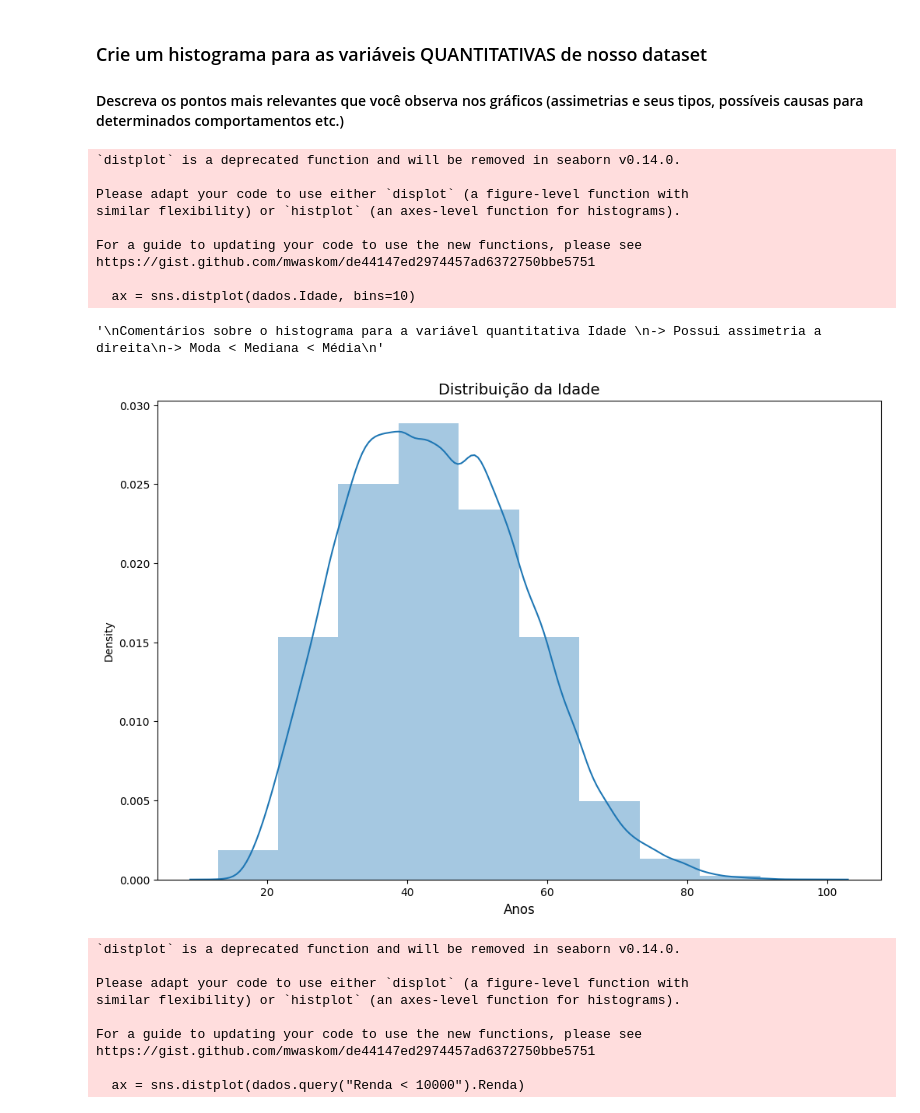
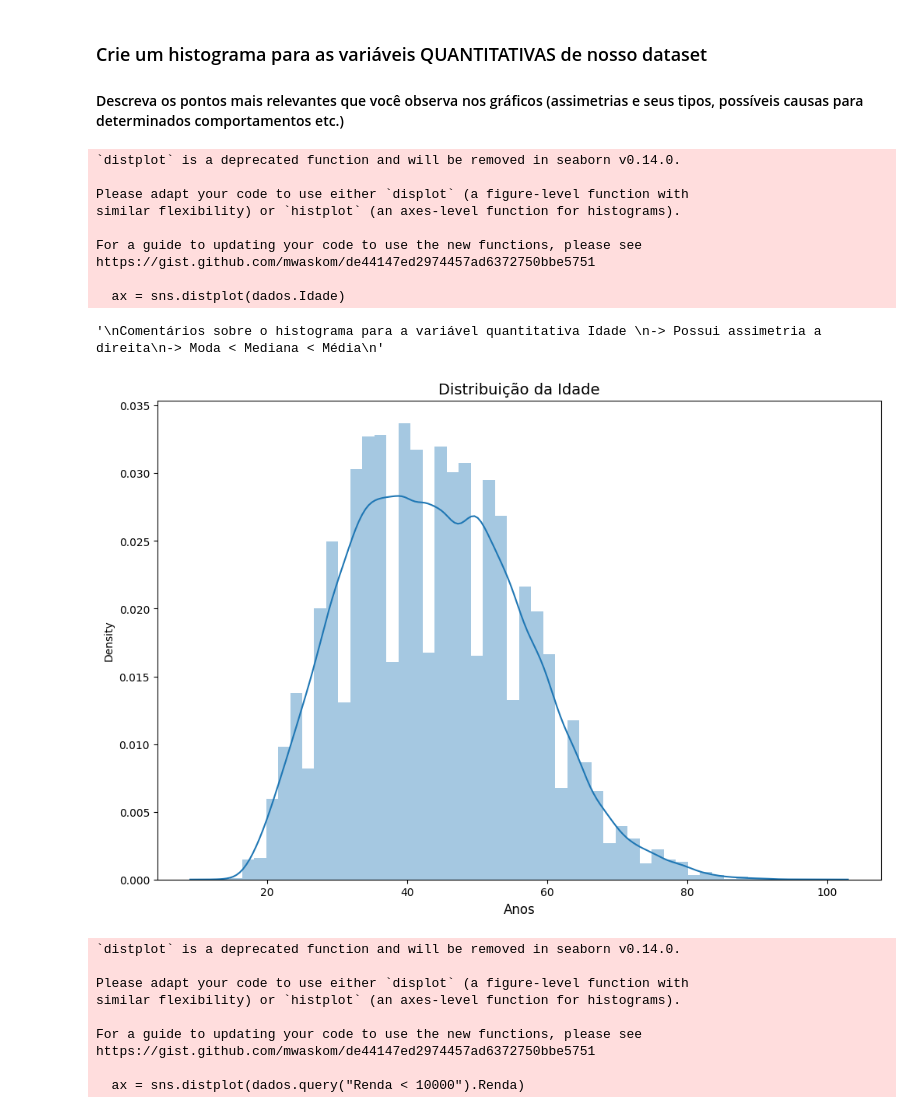
Before and after one commit to RayVilaca/Bootcamp-Data-Analytics, a Jupyter notebook: Cursos-Off/Alura/Estatística-com-Python/frequencias-e-medidas/Análise_Descritiva.ipynb, the cells around one changed output. Cells and saved outputs as stored; diff of their text form; code cells hidden in the pictures.

```diff
--- a/Cursos-Off/Alura/Estatística-com-Python/frequencias-e-medidas/Análise_Descritiva.ipynb
+++ b/Cursos-Off/Alura/Estatística-com-Python/frequencias-e-medidas/Análise_Descritiva.ipynb
@@ -249,29 +249,29 @@ A frequência dos dados para as categorias A e B são extremamente baixas compar
 ### Crie um histograma para as variáveis QUANTITATIVAS de nosso dataset
 #### <font>Descreva os pontos mais relevantes que você observa nos gráficos (assimetrias e seus tipos, possíveis causas para determinados comportamentos etc.)</font>
 # %%
-ax = sns.distplot(dados.Idade, bins=10)
+ax = sns.distplot(dados.Idade)
 ax.figure.set_size_inches(12, 8)
 ax.set_title("Distribuição da Idade", fontsize=14)
 ax.set_xlabel("Anos", fontsize=12)
 ax
 
 """
 Comentários sobre o histograma para a variável quantitativa Idade
 -> Possui assimetria a direita
 -> Moda < Mediana < Média
 """
 # %% [output]
 `distplot` is a deprecated function and will be removed in seaborn v0.14.0.
 
 Please adapt your code to use either `displot` (a figure-level function with
 similar flexibility) or `histplot` (an axes-level function for histograms).
 
 For a guide to updating your code to use the new functions, please see
 https://gist.github.com/mwaskom/de44147ed2974457ad6372750bbe5751
 
-  ax = sns.distplot(dados.Idade, bins=10)
+  ax = sns.distplot(dados.Idade)
 '\nComentários sobre o histograma para a variável quantitativa Idade \n-> Possui assimetria a direita\n-> Moda < Mediana < Média\n'
-[figure, old version]
+[figure, new version]
 # %%
 ax = sns.distplot(dados.query("Renda < 10000").Renda)
 ax.figure.set_size_inches(12, 8)
```
Also changed, not shown: parts of 9 cells of this notebook.
